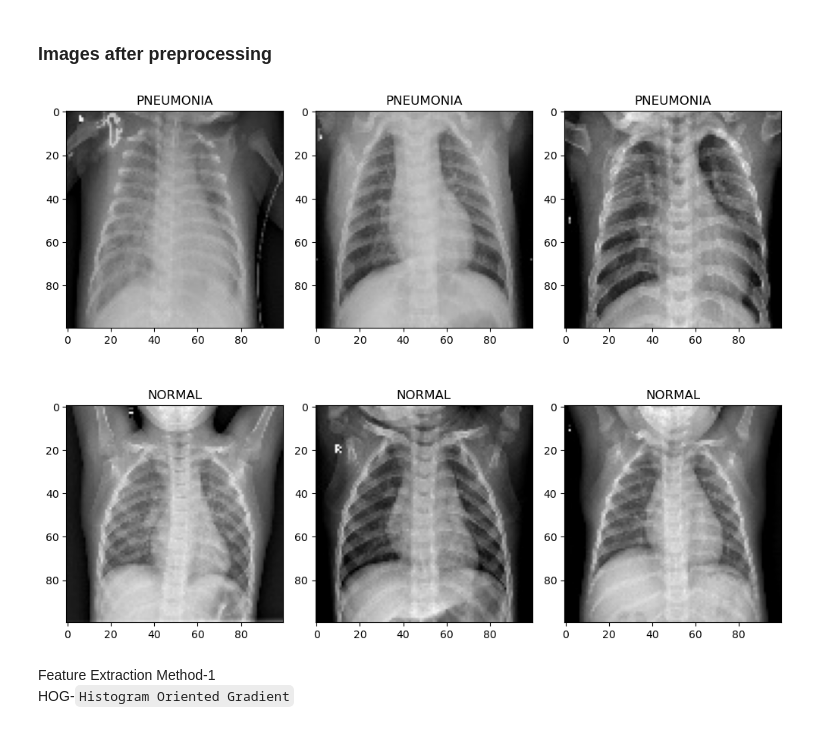
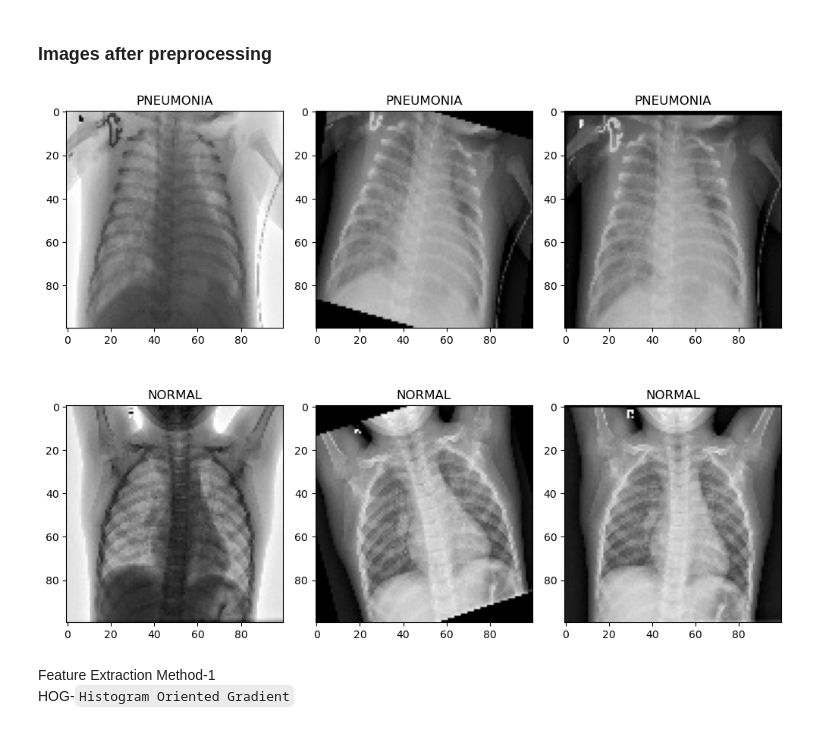
Before and after one commit to TeamMalloc/final-year-ML-projcet, a Jupyter notebook: SVM-with-dataAug.ipynb, the cells around one changed output. Saved outputs shown, nothing was run; the diff lists cells and outputs as text; code cells hidden in the pictures.

```diff
--- a/SVM-with-dataAug.ipynb
+++ b/SVM-with-dataAug.ipynb
@@ -74,32 +74,32 @@ plt.show()
 # %%
 import cv2
 import os
 import matplotlib.pyplot as plt
 
-pre_img = 'preprocessed_images2'
+pre_img = 'preprocessed_images4'
 categories = ['PNEUMONIA', 'NORMAL']
 
 fig, axs = plt.subplots(2, 3, figsize=(10, 8))
 axs = axs.ravel()
 
 for i, category in enumerate(categories):
     folder_path = os.path.join(pre_img, category)
 
     # Loop through each image in the folder
     for j, filename in enumerate(os.listdir(folder_path)):
         if j == 3:  # Display only the first 3 images in each folder
             break
 
         image_path = os.path.join(folder_path, filename)
         image = cv2.imread(image_path)
 
         axs[i*3+j].imshow(image, cmap='gray')
         axs[i*3+j].set_title(category)
 
 plt.tight_layout()
 plt.show()
 # %% [output]
-[figure, old version]
+[figure, new version]
 # %% [markdown]
 Feature Extraction Method-1 <br>
 HOG-`Histogram Oriented Gradient`
```
